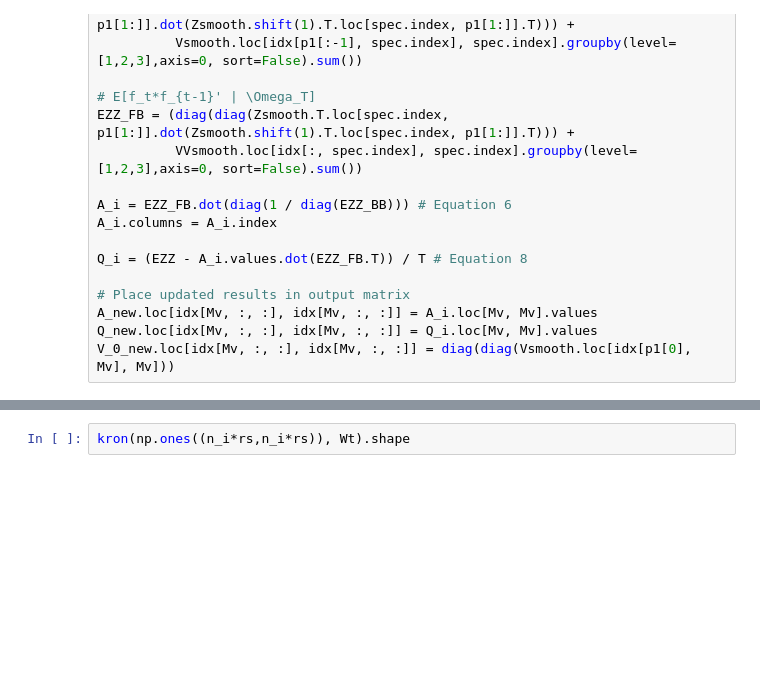
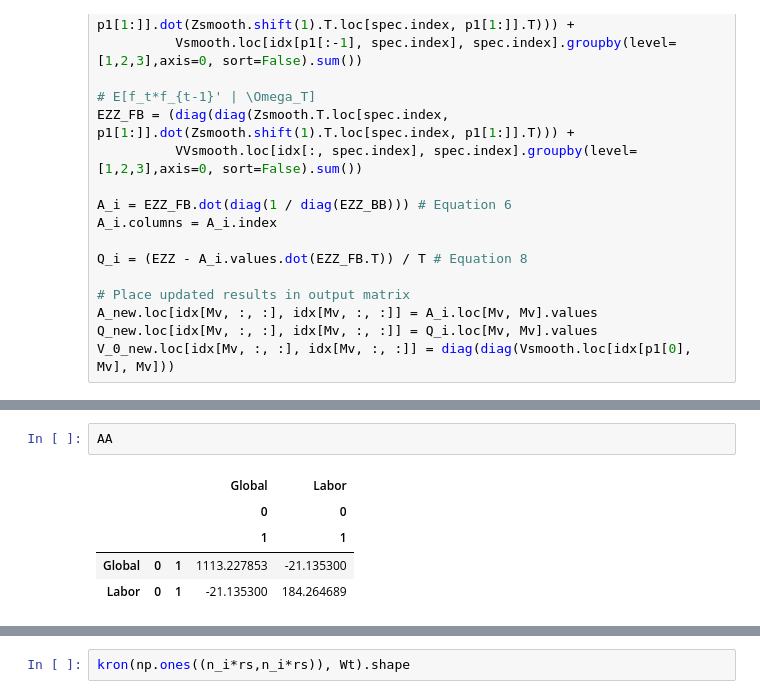
Before and after one commit to hyunchangyi/nowcasting, a Jupyter notebook: nowcasting.ipynb, the cells around one changed output, grey strips where cells are left out. Drawn from its saved outputs; the diff is of its cells as text; blank space fills up the shorter version.

```diff
--- a/nowcasting.ipynb
+++ b/nowcasting.ipynb
@@ -1028,3 +1028,11 @@ JTSJOL    184
 PAYEMS    197
 UNRATE    197
 dtype: int64
+# %%
+AA
+# %% [output]
+|  |  |  | Global | Labor |
+|  |  |  | 0 | 0 |
+|  |  |  | 1 | 1 |
+| Global | 0 | 1 | 1113.227853 | -21.135300 |
+| Labor | 0 | 1 | -21.135300 | 184.264689 |
```
Also changed, not shown: parts of 2 cells of this notebook.
